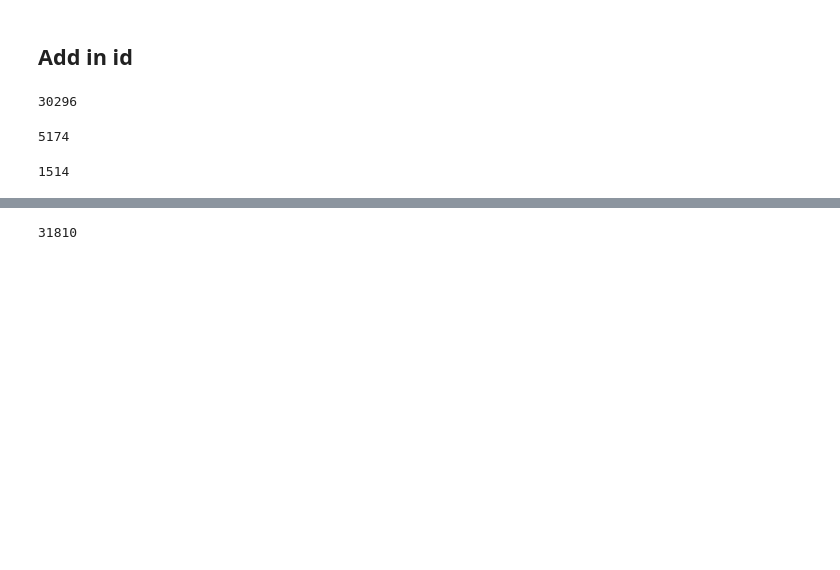
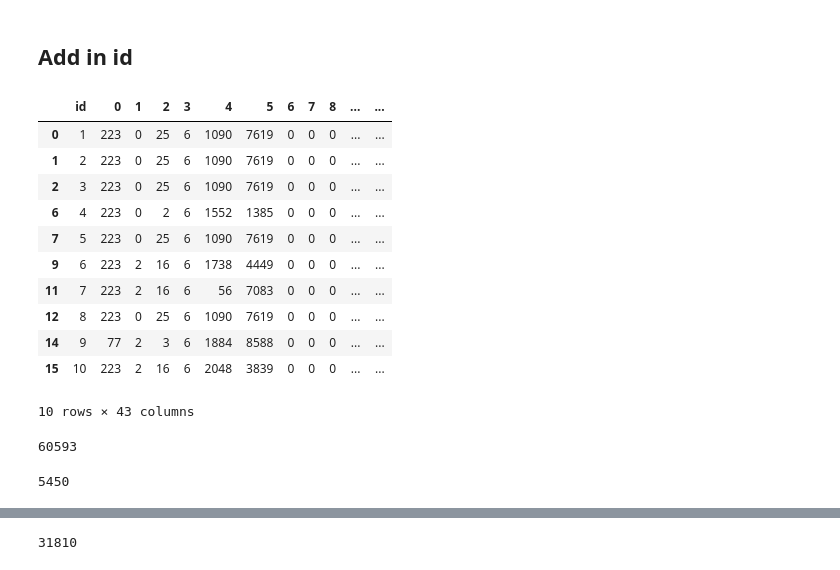
Before and after one commit to ddatta-DAC/CS5526_project, a Jupyter notebook: Preprocess/data_3_preprocessor_v1.ipynb, the cells around one changed output, grey strips where cells are left out. Drawn from its saved outputs; the diff is of its cells as text; code cells hidden in the pictures; blank space fills up the shorter version.

```diff
--- a/Preprocess/data_3_preprocessor_v1.ipynb
+++ b/Preprocess/data_3_preprocessor_v1.ipynb
@@ -118,10 +261,29 @@ df.head(10)
 # %%
 # add in id
 new_col = list(range(1,len(df)+1))
-df.insert(
-    loc=0,
-    column='id',
-    value=new_col
-)
+try:
+    data_df_1.insert(
+        loc=0,
+        column='id',
+        value=new_col
+    )
+except:
+    pass
+# ------------------------------------------------------ #
+# %%
+data_df_1.head(10)
+# %% [output]
+|  | id | 0 | 1 | 2 | 3 | 4 | 5 | 6 | 7 | 8 | ... | ... |
+| 0 | 1 | 223 | 0 | 25 | 6 | 1090 | 7619 | 0 | 0 | 0 | ... | ... |
+| 1 | 2 | 223 | 0 | 25 | 6 | 1090 | 7619 | 0 | 0 | 0 | ... | ... |
+| 2 | 3 | 223 | 0 | 25 | 6 | 1090 | 7619 | 0 | 0 | 0 | ... | ... |
+| 6 | 4 | 223 | 0 | 2 | 6 | 1552 | 1385 | 0 | 0 | 0 | ... | ... |
+| 7 | 5 | 223 | 0 | 25 | 6 | 1090 | 7619 | 0 | 0 | 0 | ... | ... |
+| 9 | 6 | 223 | 2 | 16 | 6 | 1738 | 4449 | 0 | 0 | 0 | ... | ... |
+| 11 | 7 | 223 | 2 | 16 | 6 | 56 | 7083 | 0 | 0 | 0 | ... | ... |
+| 12 | 8 | 223 | 0 | 25 | 6 | 1090 | 7619 | 0 | 0 | 0 | ... | ... |
+| 14 | 9 | 77 | 2 | 3 | 6 | 1884 | 8588 | 0 | 0 | 0 | ... | ... |
+| 15 | 10 | 223 | 2 | 16 | 6 | 2048 | 3839 | 0 | 0 | 0 | ... | ... |
+10 rows × 43 columns
 # %%
 normal_class = 'normal.'
@@ -136,13 +315,14 @@ anomaly_class = ['buffer_overflow.','snmpguess.',
 # this assumption has been done in CompreX
 
 
-normal_df = pd.DataFrame(df[df['tag']=='normal.'],copy=True).sample(frac=0.5)
+normal_df = pd.DataFrame(data_df_1[data_df_1['tag']==normal_class],copy=True)
 len(normal_df)
 # %% [output]
-30296
+60593
 # %%
 # get anomalies
-tmp_df = pd.DataFrame(df[df['tag'].isin(anomaly_class)],copy=True)
-len(tmp_df)
+tmp_df = pd.DataFrame(data_df_1[data_df_1['tag'].isin(anomaly_class)],copy=True)
+all_anomalies_df = pd.DataFrame(tmp_df,copy=True)
+len(all_anomalies_df)
 # %% [output]
-5174
+5450
@@ -153,4 +328,0 @@ anomalies_df = tmp_df.sample(num_anom)
-# %%
-len(anomalies_df)
-# %% [output]
-1514
```
Also changed, not shown: parts of 22 cells of this notebook, 51 other files.
